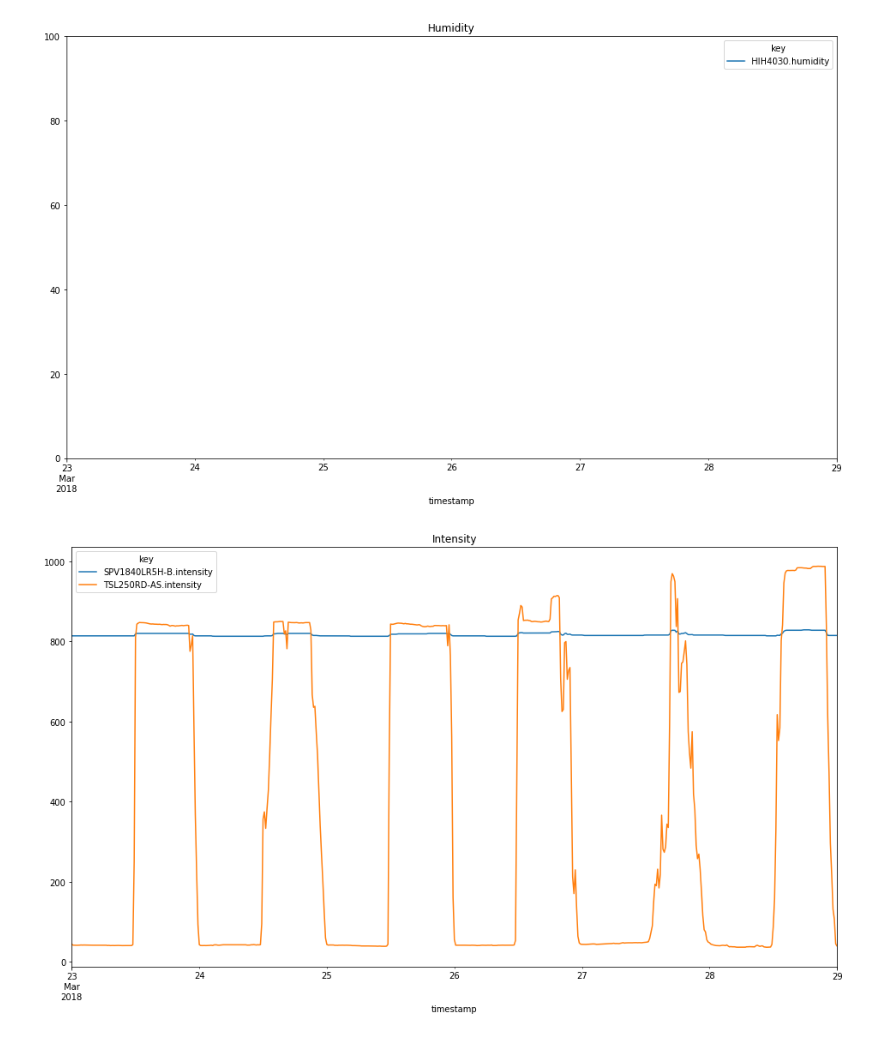
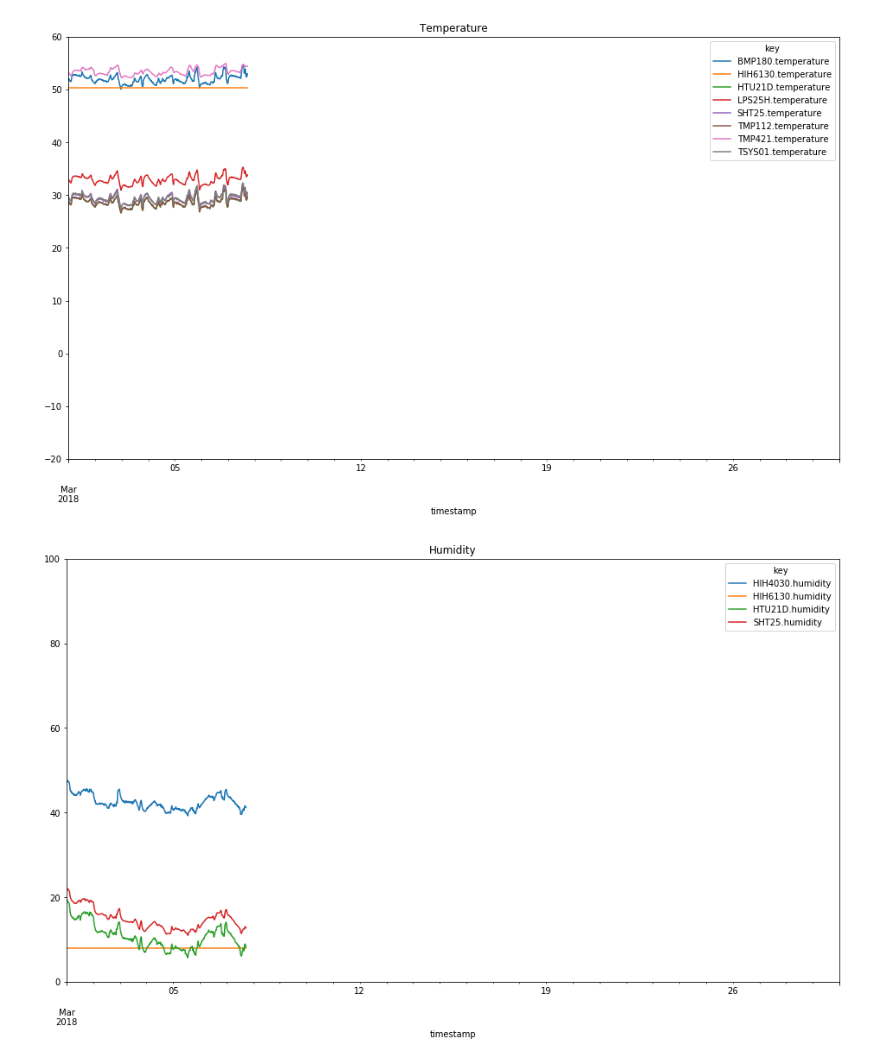
Before and after one commit to seanshahkarami/waggle-notebooks, a Jupyter notebook: Combined Plotting.ipynb, the cells around one changed output. Drawn from its saved outputs; the diff is of its cells as text; code cells hidden in the pictures.

Commit message:
fixed dates

```diff
--- a/Combined Plotting.ipynb
+++ b/Combined Plotting.ipynb
@@ -4,8 +4,9 @@ import pandas as pd
 import datetime
 import dataset
 # %%
-node_id = '001e0610ba3b'
-date_range = pd.date_range(end=datetime.date.today(), periods=7)
+node_id = '001e06109f62'
+# date_range = pd.date_range(end=datetime.date.today(), periods=30)
+date_range = pd.date_range(start='2018/03/01', periods=30)
 
 urlfmt = 'http://www.mcs.anl.gov/research/projects/waggle/downloads/datasets/2/{node_id}/{date}.csv.gz'
 urls = [urlfmt.format(node_id=node_id, date=date) for date in date_range.date]
@@ -29,33 +30,33 @@ plots = {
     'Acceleration': {
         'filter': lambda c: 'MMA8452Q' in c,
     },
     'Magnetic Field': {
         'filter': lambda c: 'HMC5883L' in c,
     },
     'ADC Temperature': {
         'filter': lambda c: 'adc_temperature' in c,
     },
     'Chemsense': {
         'filter': lambda c: 'Chemsense' in c and 'mac_address' not in c and 'at' not in c,
     },
     'PM': {
         'filter': lambda c: '.pm' in c,
     },
 }
 
 def show_plots(df):
     figsize = (16, 9)
-    xlim = (min(dates), max(dates))
+    xlim = (min(date_range), max(date_range))
 
     for title, options in plots.items():
         columns = list(filter(options['filter'], df.columns))
 
         if len(columns) == 0:
             continue
 
         df[columns].plot(figsize=figsize, title=title, xlim=xlim, ylim=options.get('limits', None))
 
 show_plots(df.resample('15Min').mean())
 # %% [output]
-[figure, old version]
+[figure, new version]
-[figure, old version]
+[figure, new version]
```
Also changed, not shown: parts of 1 cell of this notebook.
